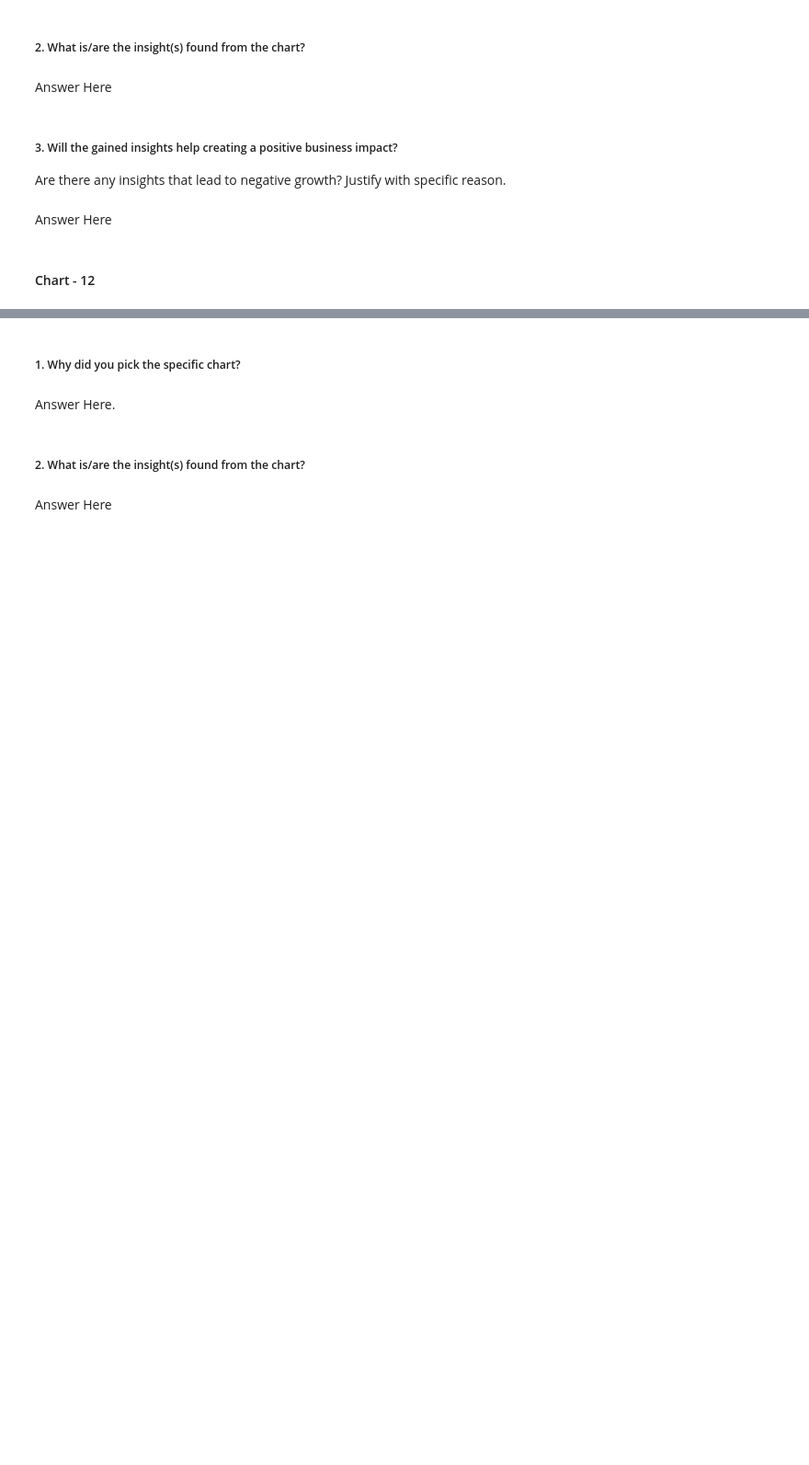
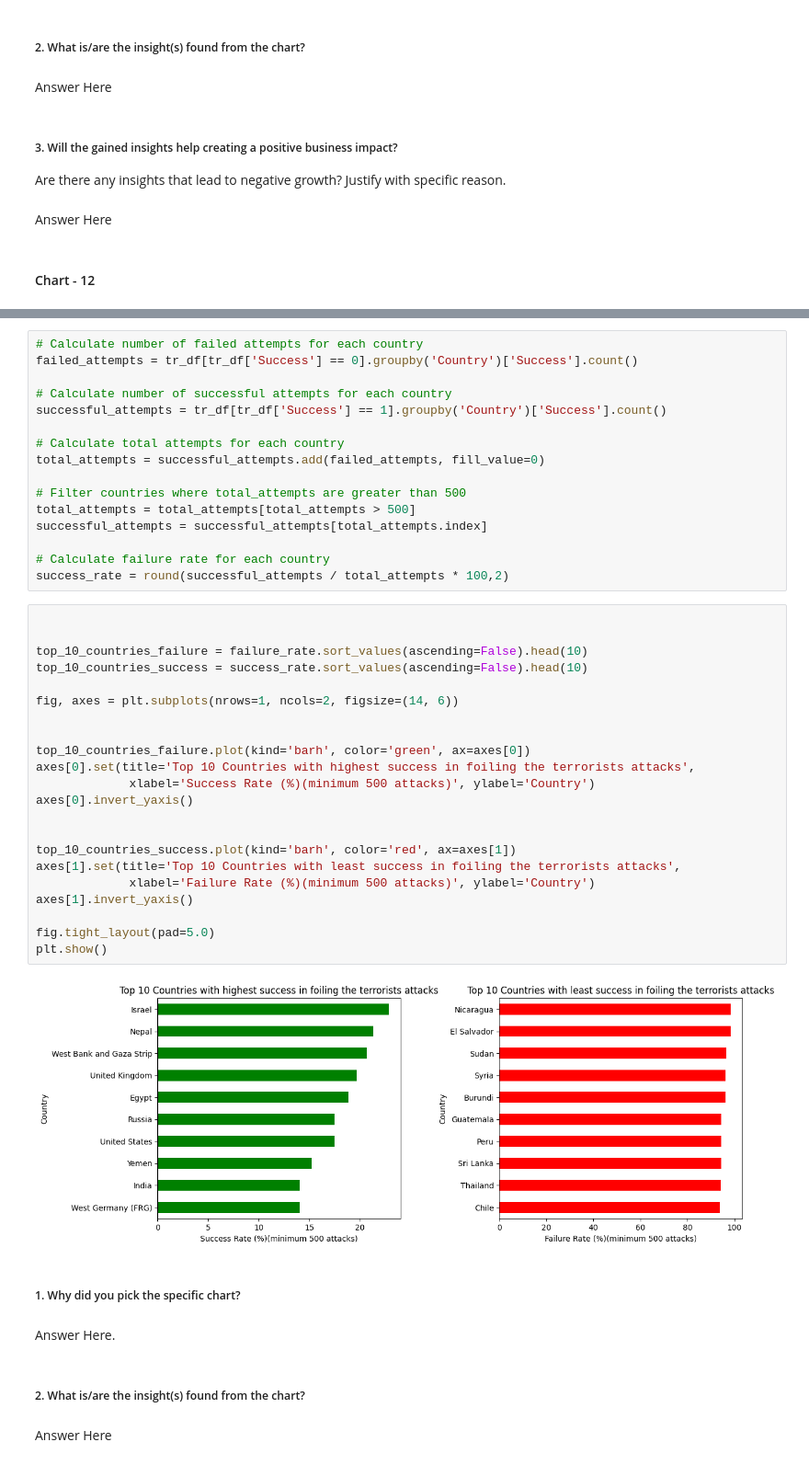
Before and after one commit to vishalrana00007/Global-Terrorism-Database-Capstone-Project, a Jupyter notebook: Global_terrorism_analysis(Capstone_project)Module_2.ipynb, the cells around one changed output, grey strips where cells are left out. Shown at 92% size. Saved outputs shown, nothing was run; the diff lists cells and outputs as text; blank space fills up the shorter version.

```diff
--- a/Global_terrorism_analysis(Capstone_project)Module_2.ipynb
+++ b/Global_terrorism_analysis(Capstone_project)Module_2.ipynb
@@ -726,3 +766,43 @@ fig.show()
+# %%
+# Calculate number of failed attempts for each country
+failed_attempts = tr_df[tr_df['Success'] == 0].groupby('Country')['Success'].count()
+
+# Calculate number of successful attempts for each country
+successful_attempts = tr_df[tr_df['Success'] == 1].groupby('Country')['Success'].count()
+
+# Calculate total attempts for each country
+total_attempts = successful_attempts.add(failed_attempts, fill_value=0)
+
+# Filter countries where total_attempts are greater than 500
+total_attempts = total_attempts[total_attempts > 500]
+successful_attempts = successful_attempts[total_attempts.index]
+
+# Calculate failure rate for each country
+success_rate = round(successful_attempts / total_attempts * 100,2)
+# %%
+
+
+top_10_countries_failure = failure_rate.sort_values(ascending=False).head(10)
+top_10_countries_success = success_rate.sort_values(ascending=False).head(10)
+
+fig, axes = plt.subplots(nrows=1, ncols=2, figsize=(14, 6))
+
+
+top_10_countries_failure.plot(kind='barh', color='green', ax=axes[0])
+axes[0].set(title='Top 10 Countries with highest success in foiling the terrorists attacks',
+             xlabel='Success Rate (%)(minimum 500 attacks)', ylabel='Country')
+axes[0].invert_yaxis()
+
+
+top_10_countries_success.plot(kind='barh', color='red', ax=axes[1])
+axes[1].set(title='Top 10 Countries with least success in foiling the terrorists attacks',
+             xlabel='Failure Rate (%)(minimum 500 attacks)', ylabel='Country')
+axes[1].invert_yaxis()
+
+fig.tight_layout(pad=5.0)
+plt.show()
+# %% [output]
+[figure, added]
 # %% [markdown]
 ##### 1. Why did you pick the specific chart?
 # %% [markdown]
```
Also changed, not shown: parts of 17 cells of this notebook.
